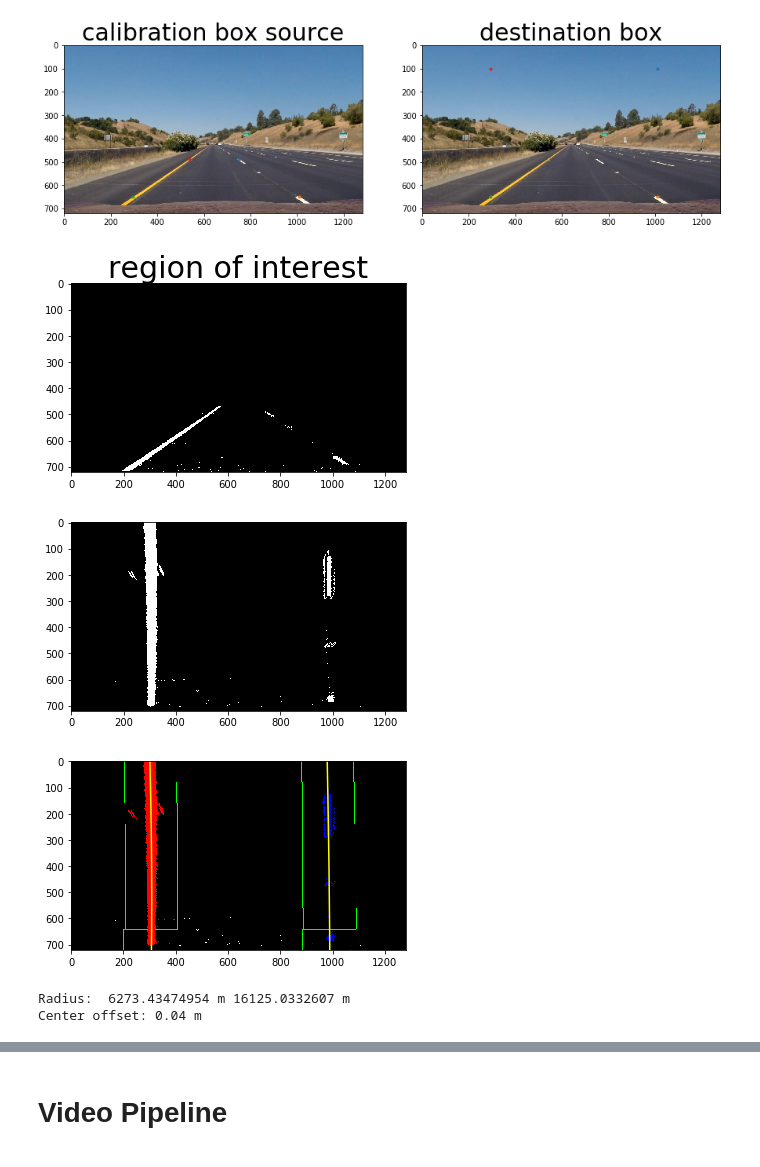
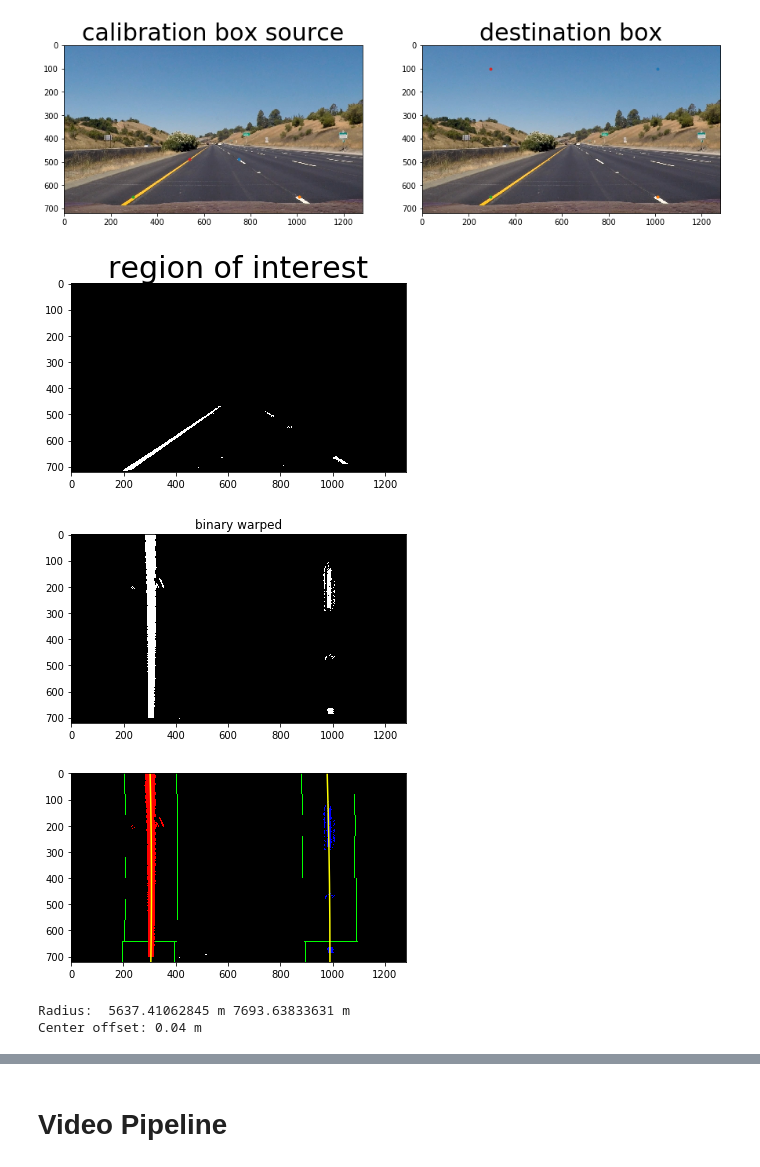
Before and after one commit to TDorau/self-driving-car-nanodegree, a Jupyter notebook: 4-advanced lane finding/code_tryout.ipynb, the cells around one changed output, grey strips where cells are left out. Drawn from its saved outputs; the diff is of its cells as text; code cells hidden in the pictures.

```diff
--- a/4-advanced lane finding/code_tryout.ipynb
+++ b/4-advanced lane finding/code_tryout.ipynb
@@ -107,7 +107,7 @@ plt.show()
 # plt.title('binary image', fontsize=30)
 # plt.show()
 # %%
-def get_binary_image(img, s_thresh=(90, 255), sx_thresh=(20, 100)):
+def get_binary_image(img, s_thresh=(150, 255), sx_thresh=(40, 100)):
     img = np.copy(img)
     # Convert to HSV color space and separate the V channel
     hsv = cv2.cvtColor(img, cv2.COLOR_RGB2HLS).astype(np.float)
@@ -203,24 +203,25 @@ plt.imshow(masked_image, cmap="gray")
 plt.title('region of interest', fontsize=30)
 plt.show()
 # %% [output]
-[figure, old version]
+[figure, new version]
 # %%
 
 # src = np.float32([[490, 482],[810, 482],[1250, 720], [40, 720]])
 # dst = np.float32([[0, 0], [1280, 0],[1250, 720], [40, 720]])
 
 src = np.float32([[750, 488],[1010, 650],[294, 650], [539, 488]])
 dst = np.float32([[1010, 100], [1010, 650],[294, 650], [294, 100]])
 # Compute the perspective transform, M, given source and destination points
 M = cv2.getPerspectiveTransform(src, dst)
 # Compute the inverse perspective transform
 Minv = cv2.getPerspectiveTransform(src, dst)
 # Warp an image using the perspective transform, M
 binary_warped = cv2.warpPerspective(masked_image, M, (imshape[1], imshape[0]), flags=cv2.INTER_LINEAR)
 plt.imshow(binary_warped, cmap="gray")
+plt.title('binary warped')
 plt.show()
 # %% [output]
-[figure, old version]
+[figure, new version]
 # %%
 # Assuming you have created a warped binary image called "binary_warped"
 # Take a histogram of the bottom half of the image
@@ -327,7 +328,7 @@ plt.xlim(0, 1280)
 plt.ylim(720, 0)
 plt.show()
 # %% [output]
-[figure, old version]
+[figure, new version]
 # %%
 # Define conversions in x and y from pixels space to meters
 ym_per_pix = 30/720 # meters per pixel in y dimension
@@ -351,7 +352,7 @@ off_center = (mid_bot - mid_photo) * xm_per_pix
 offset_string = "Center offset: %.2f m" % off_center
 print(offset_string)
 # %% [output]
-Radius:  6273.43474954 m 16125.0332607 m
+Radius:  5637.41062845 m 7693.63833631 m
 Center offset: 0.04 m
 # %%
 # Create an image to draw the lines on
```
Also changed, not shown: parts of 1 cell of this notebook, 2 other files.
